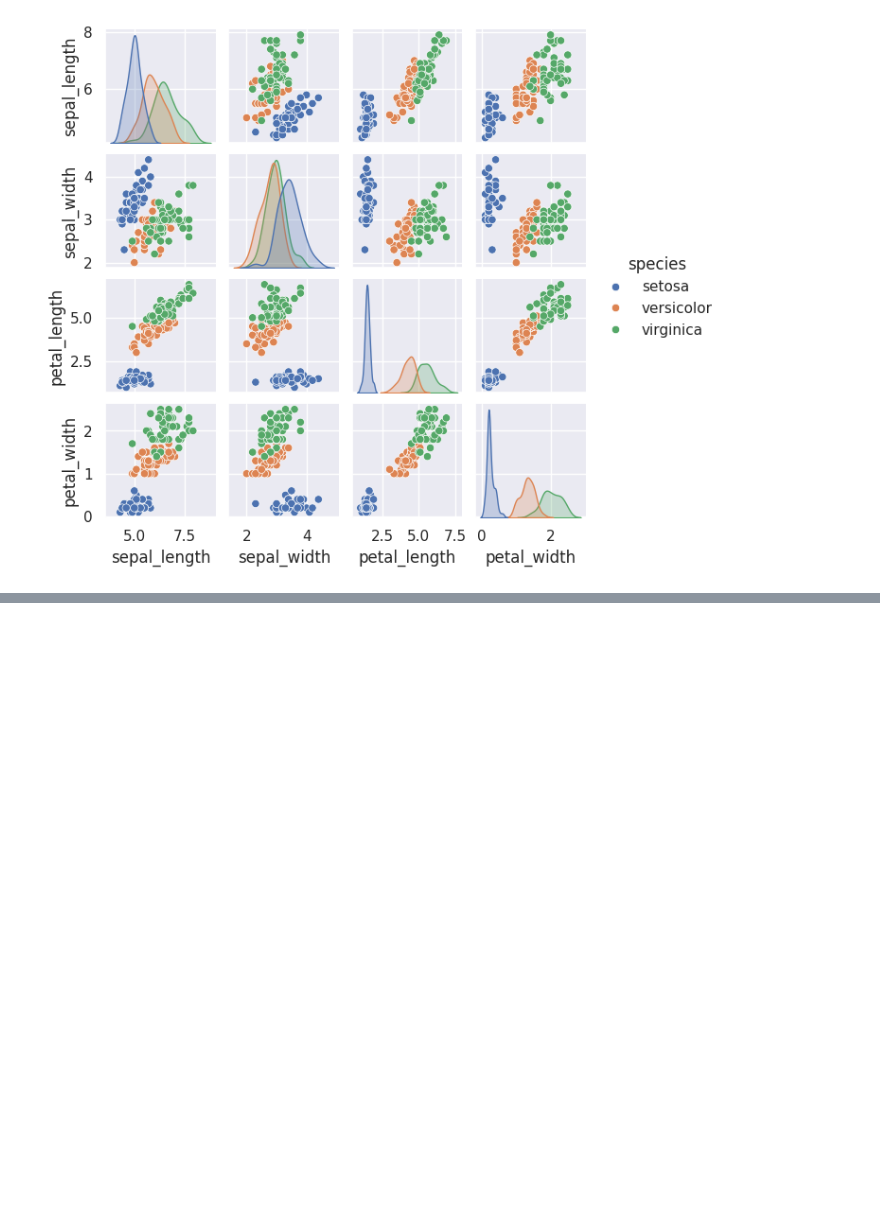
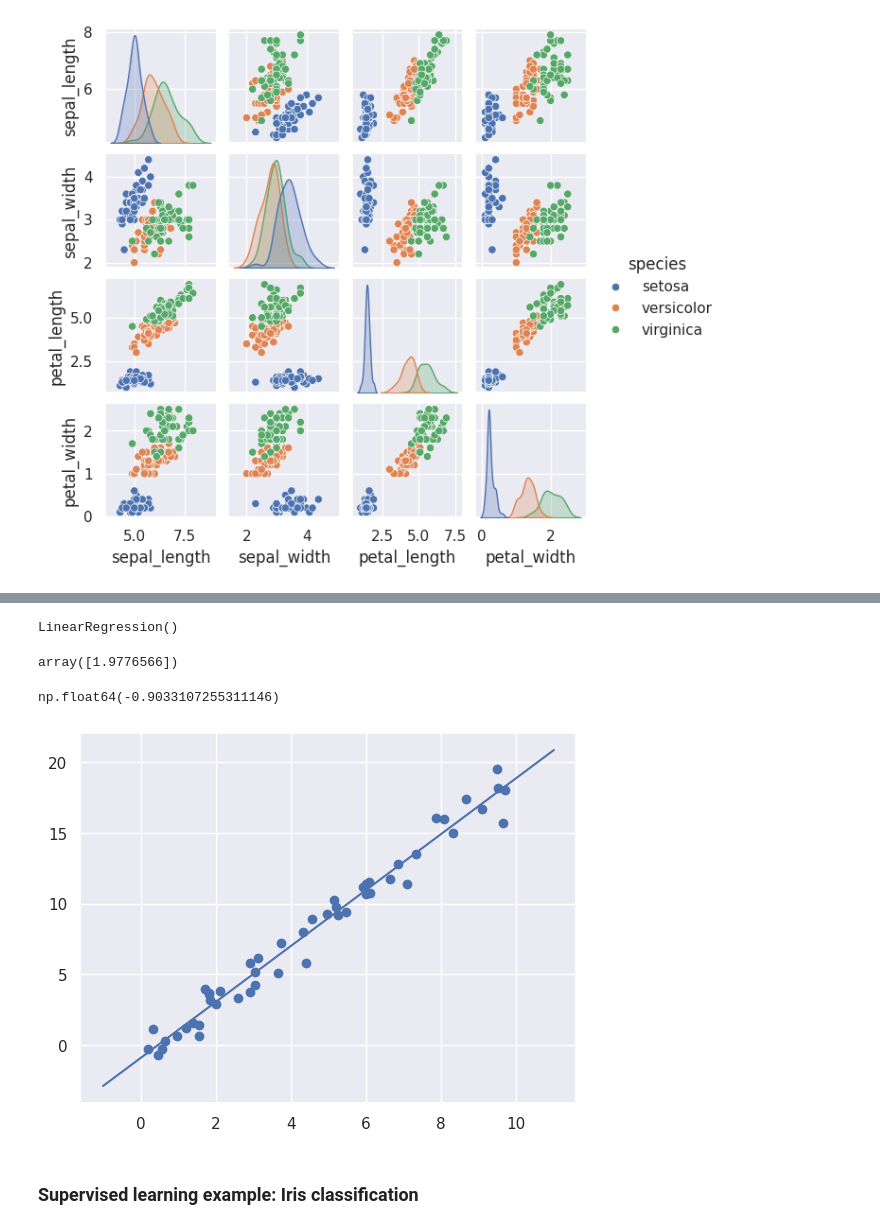
Before and after one commit to m00n07/mineria_de_datos, a Jupyter notebook: Mineria_de_datos.ipynb, the cells around one changed output, grey strips where cells are left out. Saved outputs shown, nothing was run; the diff lists cells and outputs as text; code cells hidden in the pictures; blank space fills up the shorter version.

```diff
--- a/Mineria_de_datos.ipynb
+++ b/Mineria_de_datos.ipynb
@@ -2021,0 +2056,28 @@ sns.pairplot(iris, hue='species', size=1.5);
+# %%
+model.fit(X, y)
+# %% [output]
+LinearRegression()
+# %%
+model.coef_
+# pendiente del mdoelo lineal
+# %% [output]
+array([1.9776566])
+# %%
+model.intercept_
+# interseccion don el modelo del eje de la y
+# %% [output]
+np.float64(-0.9033107255311146)
+# %%
+xfit = np.linspace(-1, 11)
+# prediccion de datos sin etoquetas
+# %%
+Xfit = xfit[:, np.newaxis]
+yfit = model.predict(Xfit)
+# %%
+plt.scatter(x, y)
+plt.plot(xfit, yfit);
+# comparacion de los datos originalees con la de prediccion
+# %% [output]
+[figure, added]
+# %% [markdown]
+### Supervised learning example: Iris classification
```
Also changed, not shown: parts of 30 cells of this notebook.
